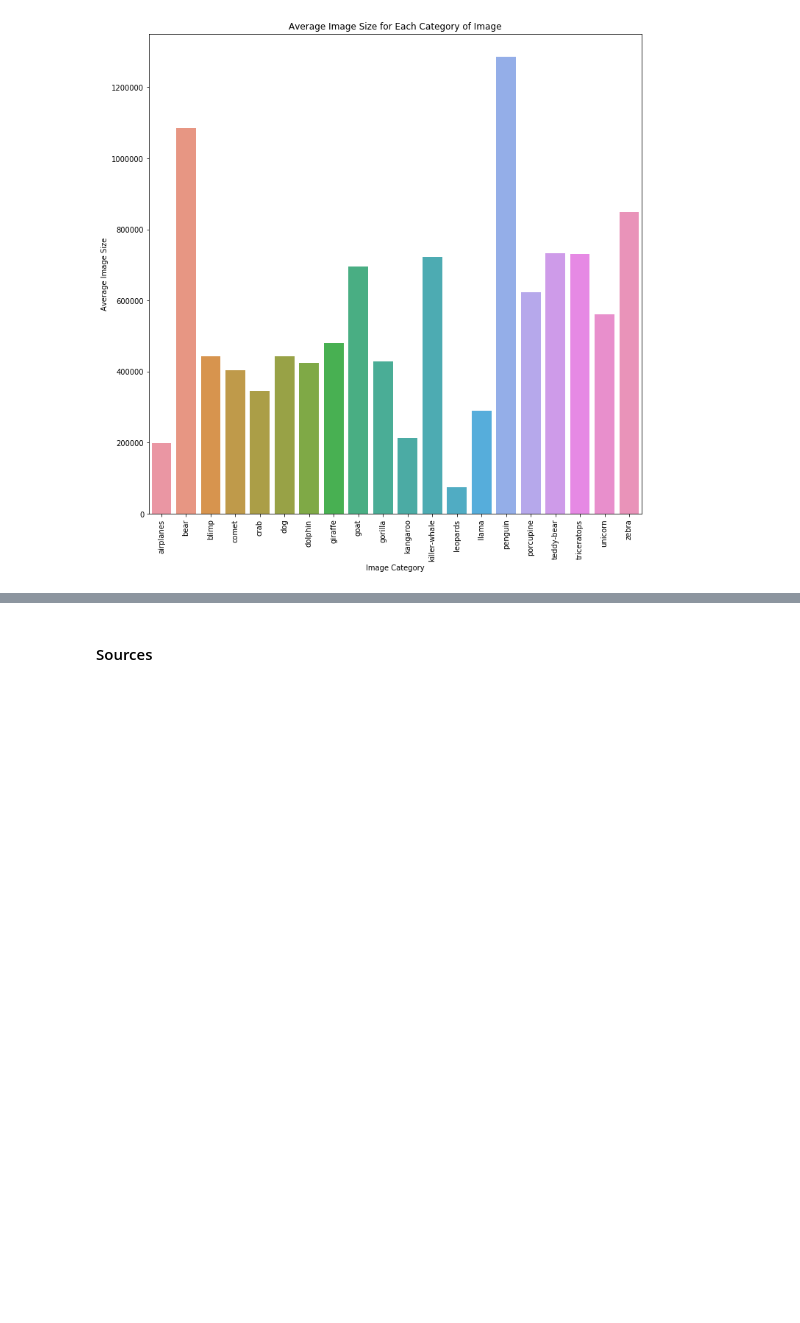
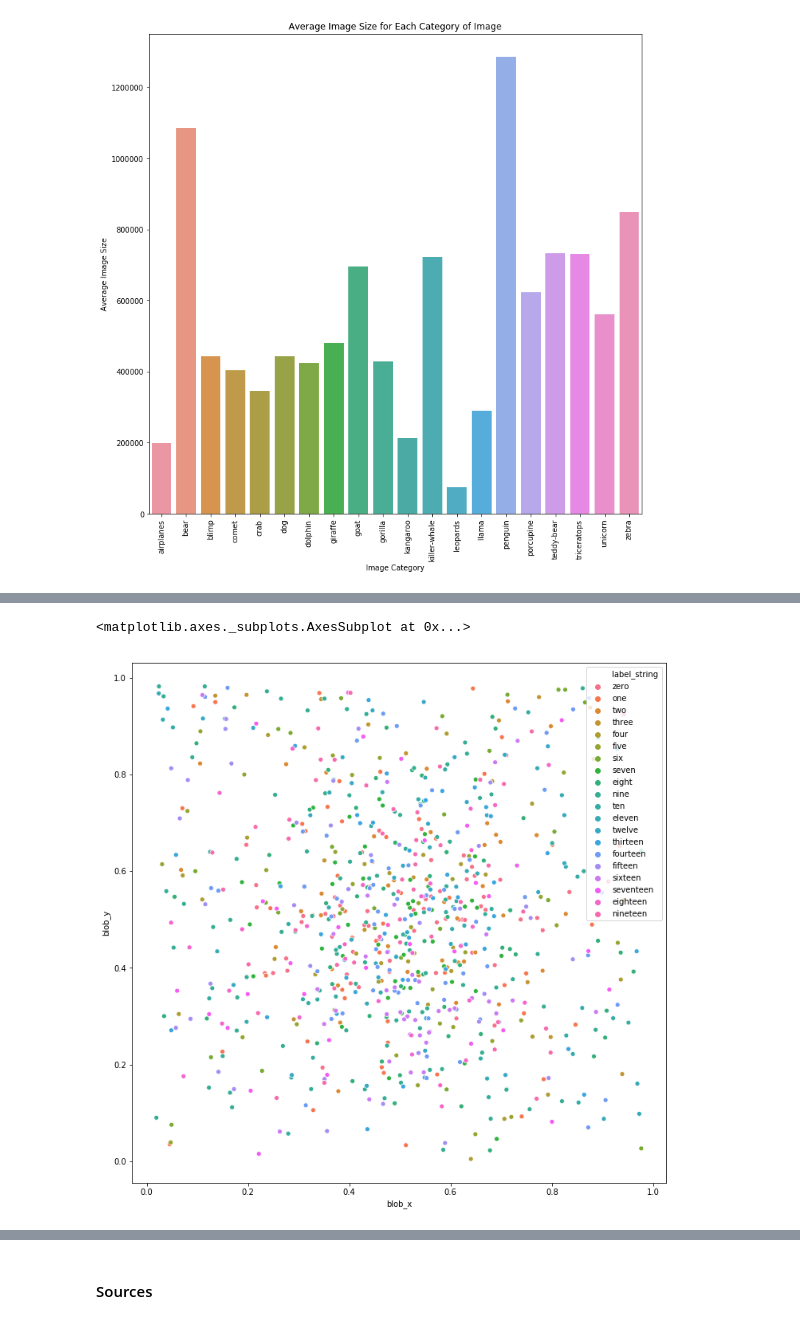
Before and after one commit to chriscorrea14/ds100_final_proj, a Jupyter notebook: GradProject_NB2.ipynb, the cells around one changed output, grey strips where cells are left out. Saved outputs shown, nothing was run; the diff lists cells and outputs as text; code cells hidden in the pictures; blank space fills up the shorter version.

```diff
--- a/GradProject_NB2.ipynb
+++ b/GradProject_NB2.ipynb
@@ -286,0 +318,11 @@ plt.xticks(np.arange(0,20), categories, rotation=90);
+# %%
+# Do blob stuff
+eda_data['blob_x'] = [ft14(image) for image in eda_data['image']]
+eda_data['blob_y'] = [ft15(image) for image in eda_data['image']]
+eda_data['blob_num'] = [ft16(image) for image in eda_data['image']]
+# %%
+plt.figure(figsize=[12,12])
+sns.scatterplot(x='blob_x', y='blob_y', data=eda_data, hue='label_string')
+# %% [output]
+<matplotlib.axes._subplots.AxesSubplot at 0x...>
+[figure, added]
```
Also changed, not shown: parts of 7 cells of this notebook, 2 other files.
